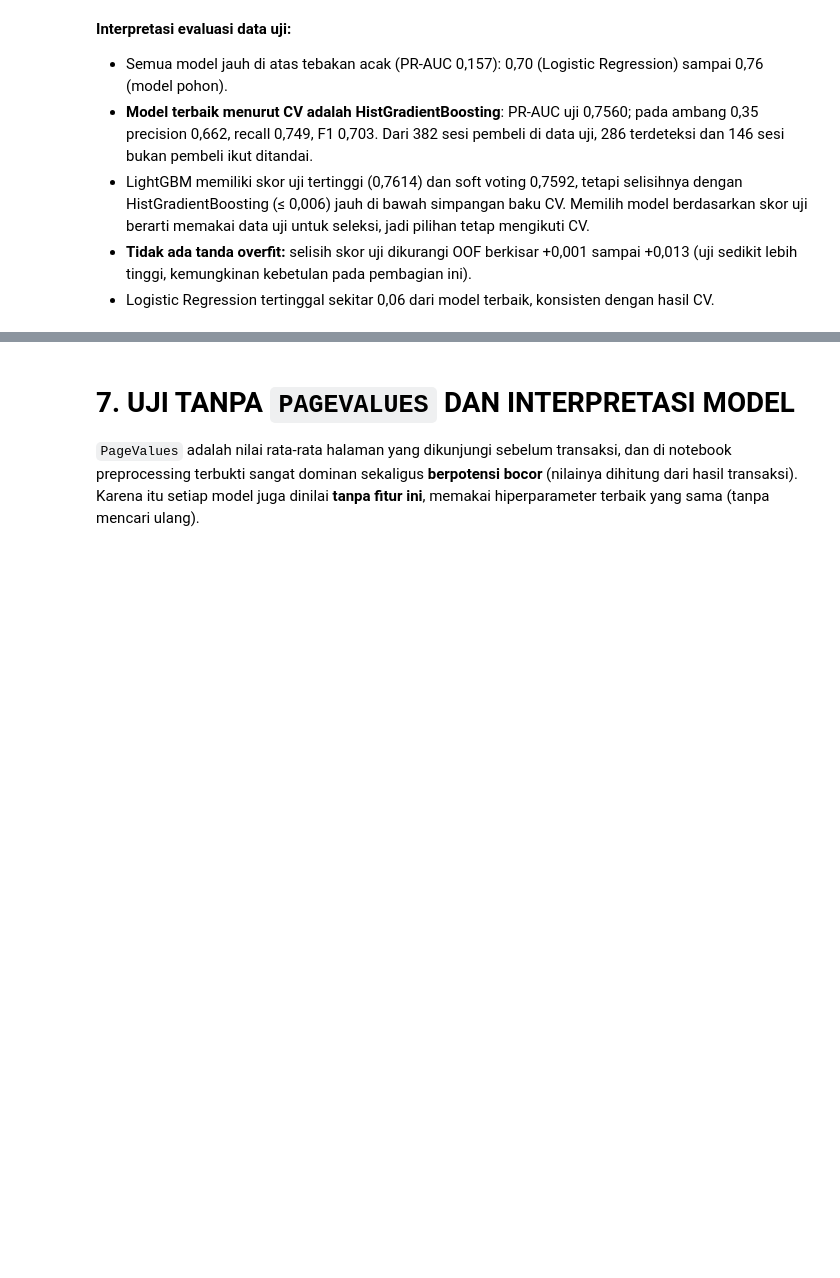
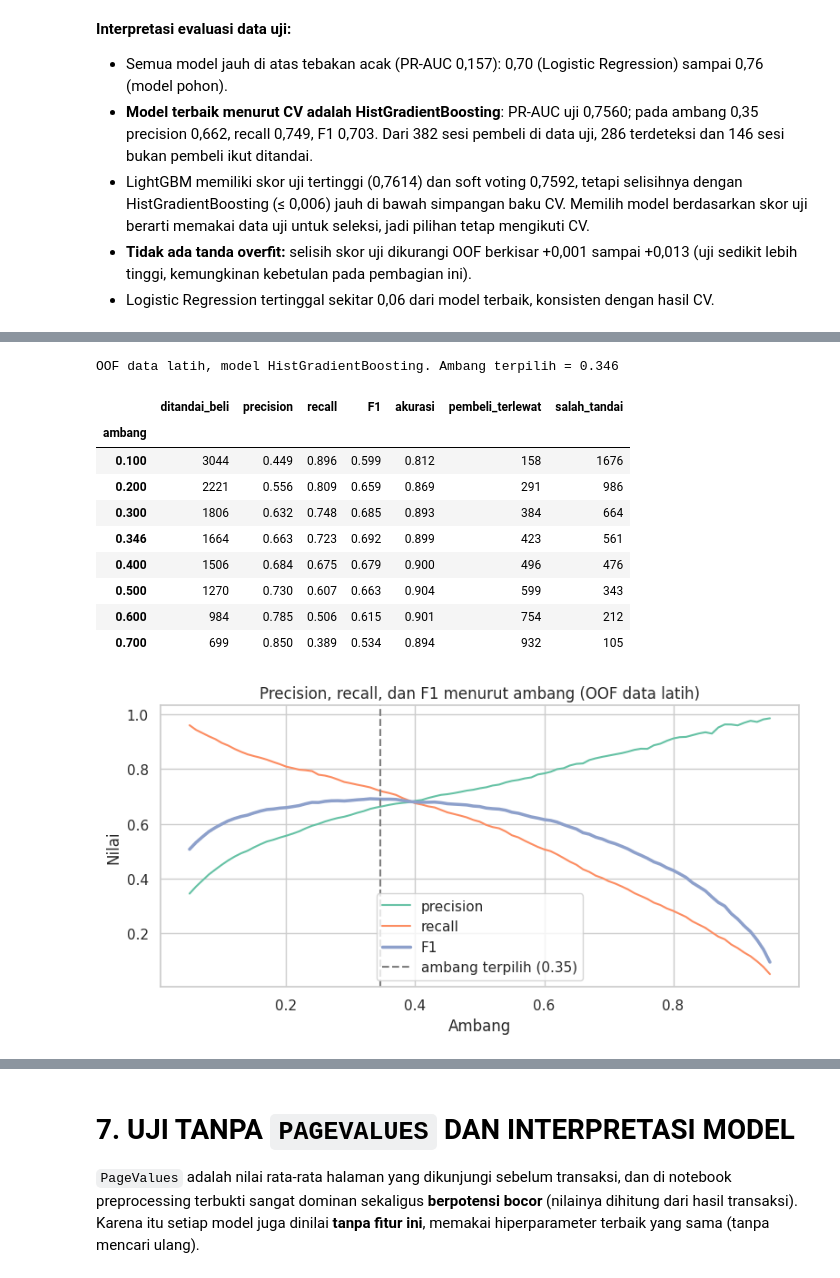
Before and after one commit to Roun-02/DSMBC-Online-Shoppers-Intention, a Jupyter notebook: Models/DSMBC_Online_Shoppers_Modelling.ipynb, the cells around one changed output, grey strips where cells are left out. Drawn from its saved outputs; the diff is of its cells as text; code cells hidden in the pictures; blank space fills up the shorter version.

```diff
--- a/Models/DSMBC_Online_Shoppers_Modelling.ipynb
+++ b/Models/DSMBC_Online_Shoppers_Modelling.ipynb
@@ -558,0 +733,37 @@ Dari 382 sesi pembeli di data uji, 286 terdeteksi (recall 74.9%); 146 sesi bukan
+# %%
+p_oof = oof[terbaik_cv]
+daftar = sorted(set([0.1, 0.2, 0.3, 0.4, 0.5, 0.6, 0.7, round(float(ambang[terbaik_cv]), 3)]))
+baris_t = []
+for t in daftar:
+    pr_ = (p_oof >= t).astype(int)
+    tn_, fp_, fn_, tp_ = confusion_matrix(y_train, pr_, labels=[0, 1]).ravel()
+    baris_t.append({"ambang": t, "ditandai_beli": int(pr_.sum()),
+                    "precision": precision_score(y_train, pr_, zero_division=0), "recall": recall_score(y_train, pr_),
+                    "F1": f1_score(y_train, pr_), "akurasi": accuracy_score(y_train, pr_),
+                    "pembeli_terlewat": int(fn_), "salah_tandai": int(fp_)})
+tabel_ambang = pd.DataFrame(baris_t).set_index("ambang")
+print(f"OOF data latih, model {terbaik_cv}. Ambang terpilih = {ambang[terbaik_cv]:.3f}")
+display(tabel_ambang.round(3))
+
+tt = np.linspace(0.05, 0.95, 91)
+P = [precision_score(y_train, (p_oof >= t).astype(int), zero_division=0) for t in tt]
+R = [recall_score(y_train, (p_oof >= t).astype(int)) for t in tt]
+F = [f1_score(y_train, (p_oof >= t).astype(int)) for t in tt]
+plt.figure(figsize=(8, 4.2))
+plt.plot(tt, P, label="precision"); plt.plot(tt, R, label="recall"); plt.plot(tt, F, label="F1", lw=2.5)
+plt.axvline(ambang[terbaik_cv], color="gray", ls="--", label=f"ambang terpilih ({ambang[terbaik_cv]:.2f})")
+plt.xlabel("Ambang"); plt.ylabel("Nilai"); plt.title("Precision, recall, dan F1 menurut ambang (OOF data latih)")
+plt.legend(); plt.tight_layout(); plt.show()
+# %% [output]
+OOF data latih, model HistGradientBoosting. Ambang terpilih = 0.346
+|  | ditandai_beli | precision | recall | F1 | akurasi | pembeli_terlewat | salah_tandai |
+| ambang |  |  |  |  |  |  |  |
+| 0.100 | 3044 | 0.449 | 0.896 | 0.599 | 0.812 | 158 | 1676 |
+| 0.200 | 2221 | 0.556 | 0.809 | 0.659 | 0.869 | 291 | 986 |
+| 0.300 | 1806 | 0.632 | 0.748 | 0.685 | 0.893 | 384 | 664 |
+| 0.346 | 1664 | 0.663 | 0.723 | 0.692 | 0.899 | 423 | 561 |
+| 0.400 | 1506 | 0.684 | 0.675 | 0.679 | 0.900 | 496 | 476 |
+| 0.500 | 1270 | 0.730 | 0.607 | 0.663 | 0.904 | 599 | 343 |
+| 0.600 | 984 | 0.785 | 0.506 | 0.615 | 0.901 | 754 | 212 |
+| 0.700 | 699 | 0.850 | 0.389 | 0.534 | 0.894 | 932 | 105 |
+[figure, added]
```
Also changed, not shown: parts of 21 cells of this notebook.
